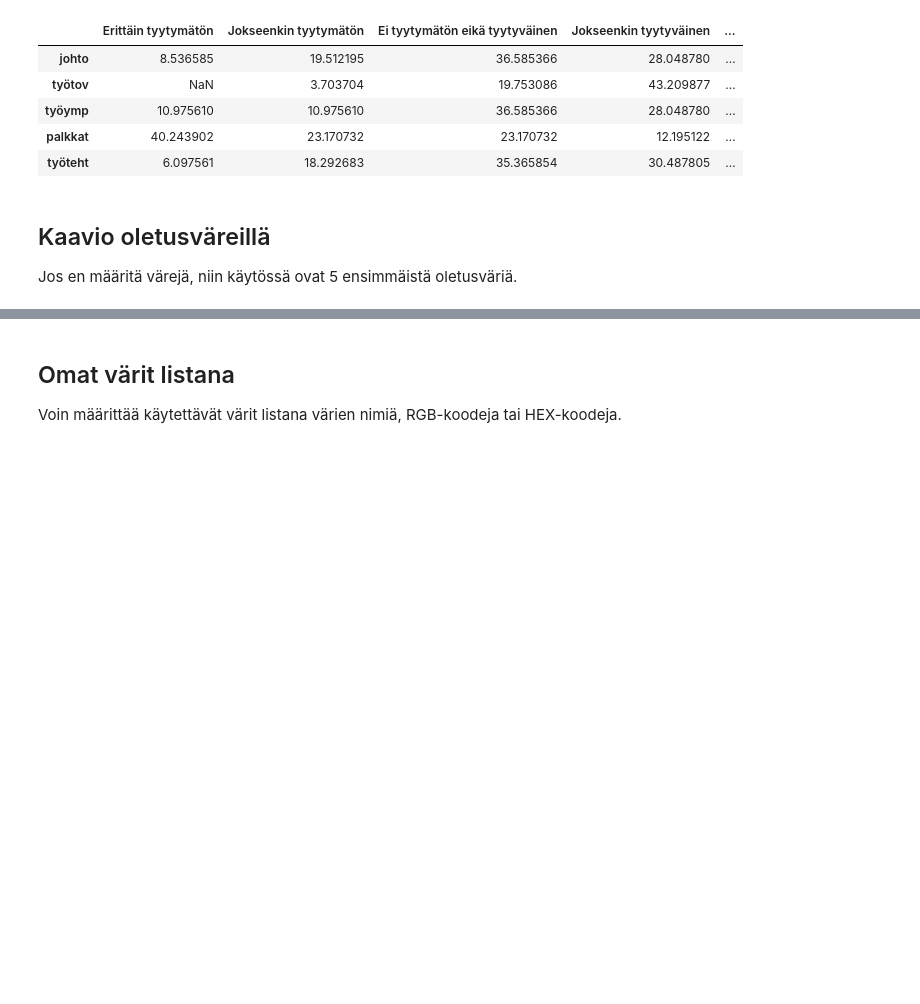
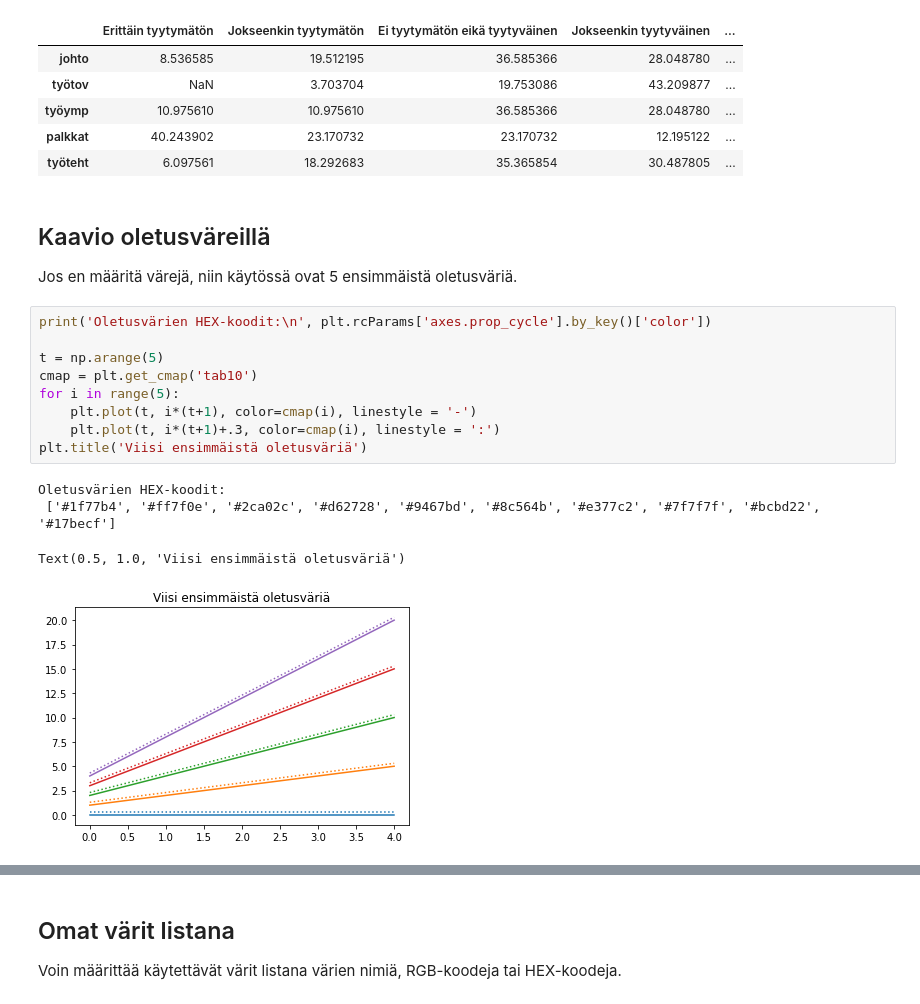
Before and after one commit to taanila/kaaviot, a Jupyter notebook: matplotlib4.ipynb, the cells around one changed output, grey strips where cells are left out. Saved outputs shown, nothing was run; the diff lists cells and outputs as text; blank space fills up the shorter version.

```diff
--- a/matplotlib4.ipynb
+++ b/matplotlib4.ipynb
@@ -60,5 +60,19 @@ df1
 <h2>Kaavio oletusväreillä</h2>
 
 Jos en määritä värejä, niin käytössä ovat 5 ensimmäistä oletusväriä.
+# %%
+print('Oletusvärien HEX-koodit:\n', plt.rcParams['axes.prop_cycle'].by_key()['color'])
+
+t = np.arange(5)
+cmap = plt.get_cmap('tab10')
+for i in range(5):
+    plt.plot(t, i*(t+1), color=cmap(i), linestyle = '-')
+    plt.plot(t, i*(t+1)+.3, color=cmap(i), linestyle = ':')
+plt.title('Viisi ensimmäistä oletusväriä')
+# %% [output]
+Oletusvärien HEX-koodit:
+ ['#1f77b4', '#ff7f0e', '#2ca02c', '#d62728', '#9467bd', '#8c564b', '#e377c2', '#7f7f7f', '#bcbd22', '#17becf']
+Text(0.5, 1.0, 'Viisi ensimmäistä oletusväriä')
+[figure, added]
 # %%
 df1.plot.barh(stacked = True, width = 0.8, legend = False)
```
Also changed, not shown: parts of 6 cells of this notebook.
